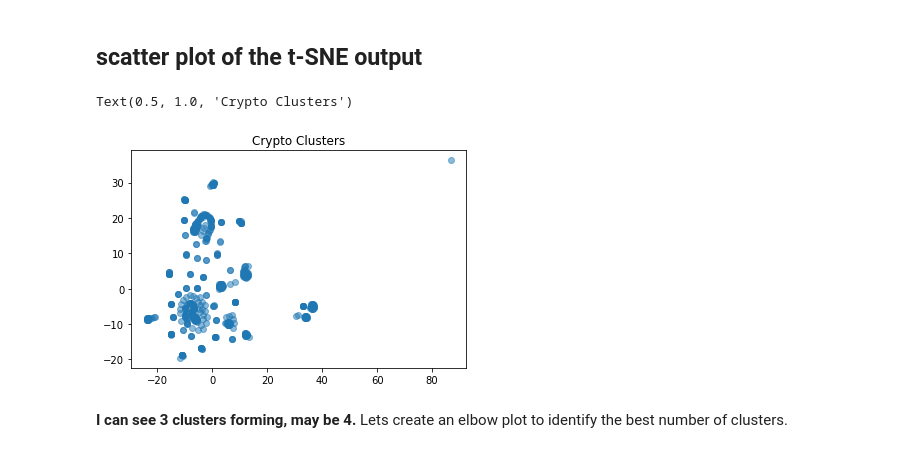
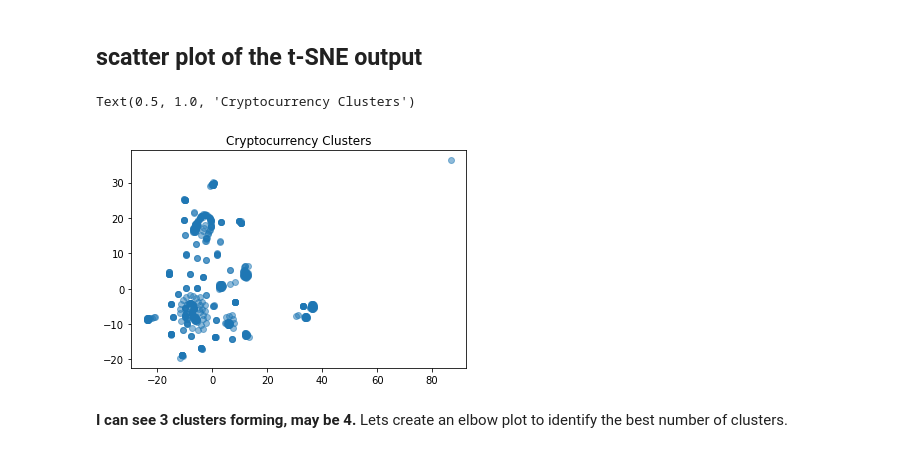
Before and after one commit to V-MalM/Cryptocurrency-Clusters, a Jupyter notebook: Cryptocurrency_Clusters.ipynb, the cells around one changed output. Cells and saved outputs as stored; diff of their text form; code cells hidden in the pictures.

```diff
--- a/Cryptocurrency_Clusters.ipynb
+++ b/Cryptocurrency_Clusters.ipynb
@@ -348,10 +348,10 @@ y = tsne_features[:,1]  #all rows 2nd col
 ## scatter plot of the t-SNE output
 # %%
 plt.scatter(x,y, alpha=0.5)
-plt.title("Crypto Clusters")
+plt.title("Cryptocurrency Clusters")
 # %% [output]
-Text(0.5, 1.0, 'Crypto Clusters')
+Text(0.5, 1.0, 'Cryptocurrency Clusters')
-[figure, old version]
+[figure, new version]
 # %% [markdown]
 **I can see 3 clusters forming, may be 4.** Lets create an elbow plot to identify the best number of clusters.
 # %% [markdown]
```
Also changed, not shown: parts of 2 cells of this notebook, 5 other files.
